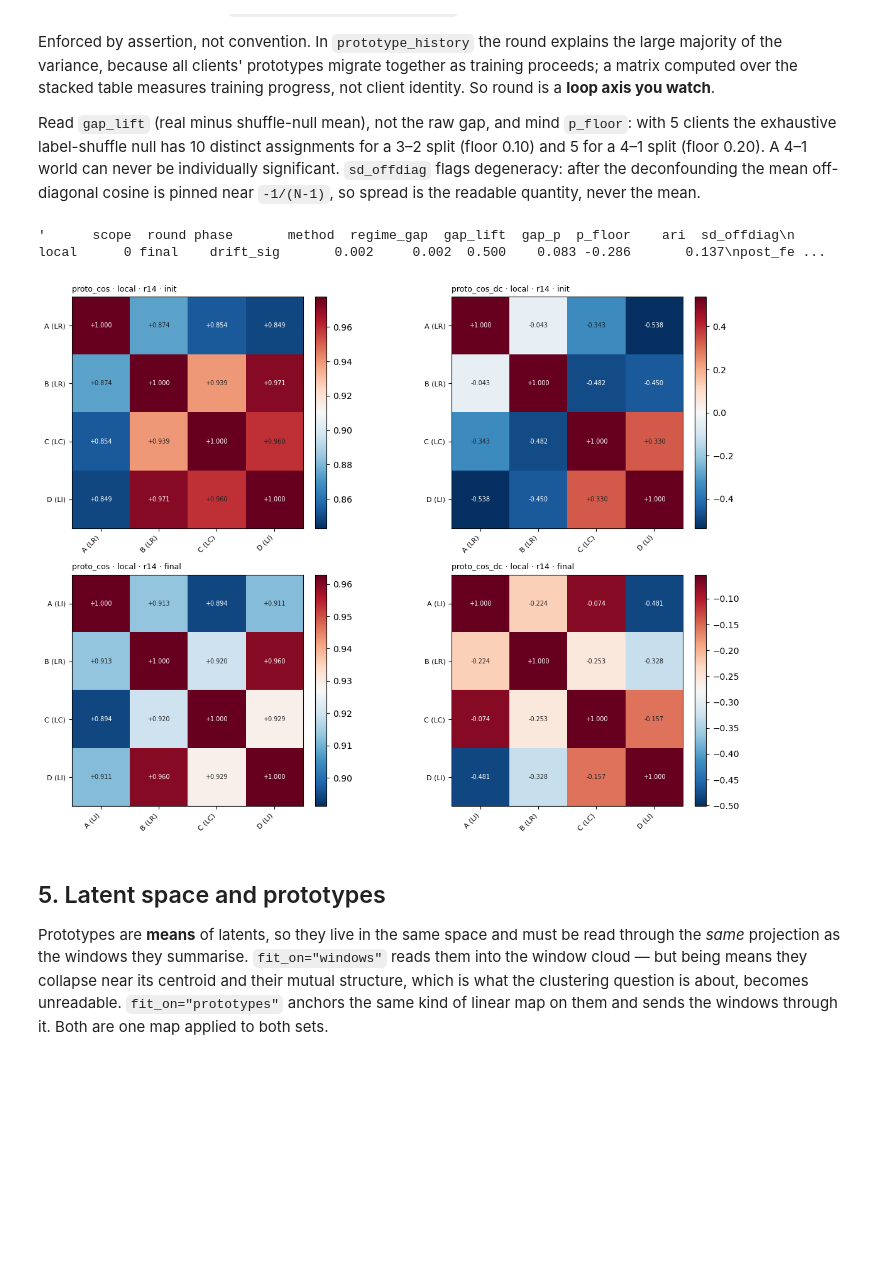
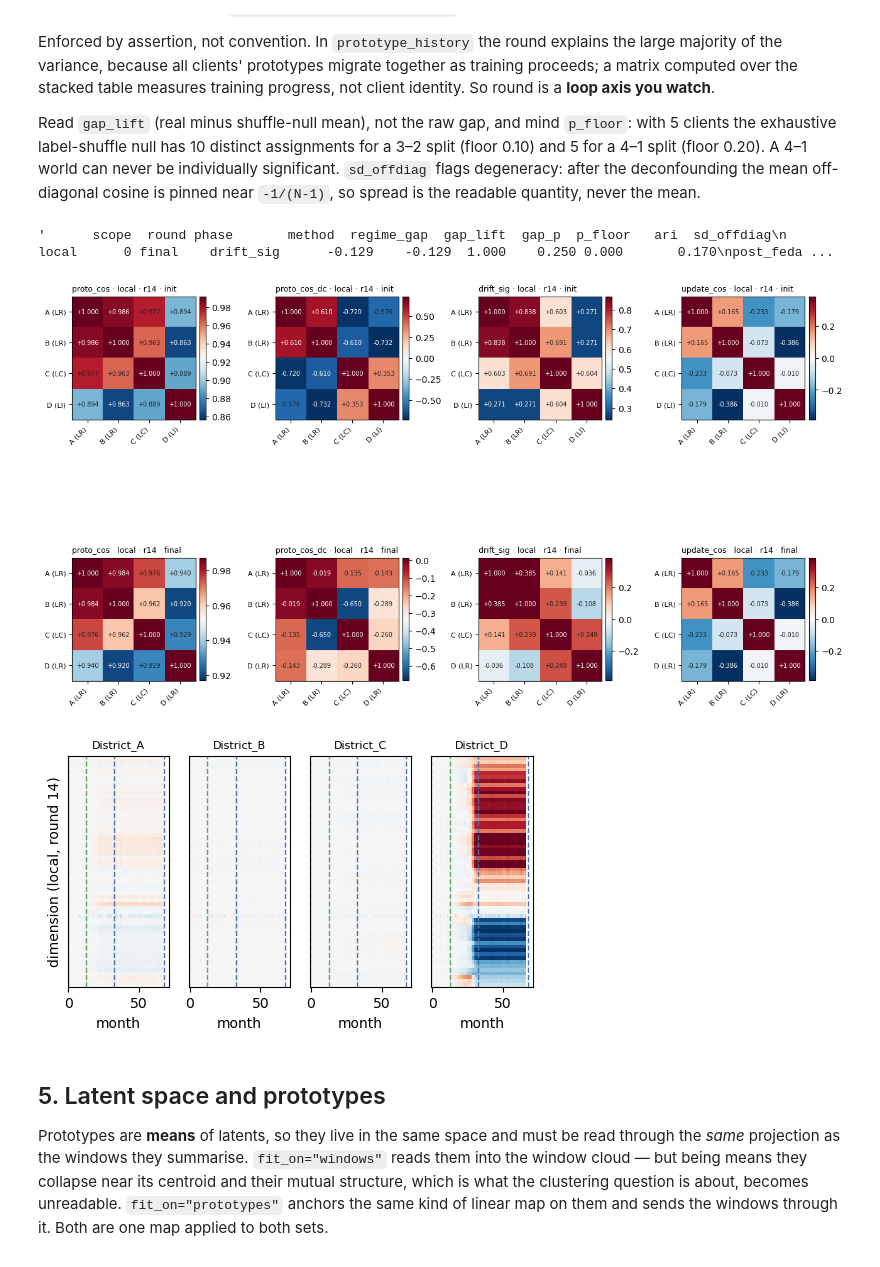
Before and after one commit to arthurhirez/FedCausal, a Jupyter notebook: notebooks/fedwater_lab_refactor/POC_01__fedwater_lab_end_to_end.ipynb, the cells around one changed output. Saved outputs shown, nothing was run; the diff lists cells and outputs as text; code cells hidden in the pictures; blank space fills up the shorter version.

Commit message:
quality control report for districting + sensoring

```diff
--- a/notebooks/fedwater_lab_refactor/POC_01__fedwater_lab_end_to_end.ipynb
+++ b/notebooks/fedwater_lab_refactor/POC_01__fedwater_lab_end_to_end.ipynb
@@ -68,8 +66,8 @@ WORLDS = list_worlds(EXPERIMENTS)
 display(WORLDS.drop(columns=["path", "created_utc"]))
 
 # choose -- any column of the table above can be a filter
-DISTRICTING = "girvan_newman"                 # manual | spectral | girvan_newman | fast_greedy | walktrap
-FILTERS = dict(sim_hash = "6cbf5743aeff",  placement_source="dynamic",
+DISTRICTING = "fast_greedy"                 # manual | spectral | girvan_newman | fast_greedy | walktrap
+FILTERS = dict(sim_hash = "312ef90cf429",  placement_source="dynamic",
             #    districting=DISTRICTING, n_months=55
                )
 
@@ -445,21 +447,31 @@ store.save_scores("clusters", clu)
       "p_floor", "ari", "sd_offdiag"]]
     .sort_values(["phase", "method", "round"]).round(3).to_string(index=False))
 # %% [output]
-'      scope  round phase       method  regime_gap  gap_lift  gap_p  p_floor    ari  sd_offdiag\n      local      0 final    drift_sig       0.002     0.002  0.500    0.083 -0.286       0.137\npost_fe ...
+'      scope  round phase       method  regime_gap  gap_lift  gap_p  p_floor   ari  sd_offdiag\n      local      0 final    drift_sig      -0.129    -0.129  1.000    0.250 0.000       0.170\npost_feda ...
 # %%
 r_last = int(protos[protos["scope"] == "local"]["round"].max())
-fig, ax = plt.subplots(2, 2, figsize=(13, 9))
+fig, ax = plt.subplots(2, 4, figsize=(13, 9))
 for a, (method, phase) in zip(ax.ravel(),
-                              [("proto_cos", "init"), ("proto_cos_dc", "init"),
-                               ("proto_cos", "final"), ("proto_cos_dc", "final")]):
+                              [("proto_cos", "init"), ("proto_cos_dc", "init"),("drift_sig", "init"), ("update_cos", "init"),
+                               ("proto_cos", "final"), ("proto_cos_dc", "final"), ("drift_sig", "final"), ("update_cos", "final")],
+                               ):
     S = C.similarity(protos, world, method, "local", r_last, phase,
                      drift_signals=res["drift_signals"], update_gram=res["update_gram"])
     F.plot_similarity(a, S, world.regimes(phase=phase),
                       title=f"{method} · local · r{r_last} · {phase}")
 fig.tight_layout()
 plt.show()
 # %% [output]
-[figure, old version]
+[figure, new version]
+# %%
+from prototype_views import plot_transition_axis, plot_reference_distance, plot_prototype_heatmaps
+
+fig, axes = plt.subplots(1, protos["client"].nunique(), sharey=True, figsize=(6, 3))
+im, order = plot_prototype_heatmaps(axes, protos, world, feature_labels = False)
+# fig.colorbar(im, ax=axes, label="z")
+plt.show()
+# %% [output]
+[figure, added]
 # %% [markdown]
 ## 5. Latent space and prototypes
 
```
Also changed, not shown: parts of 18 cells of this notebook, 17 other files.
